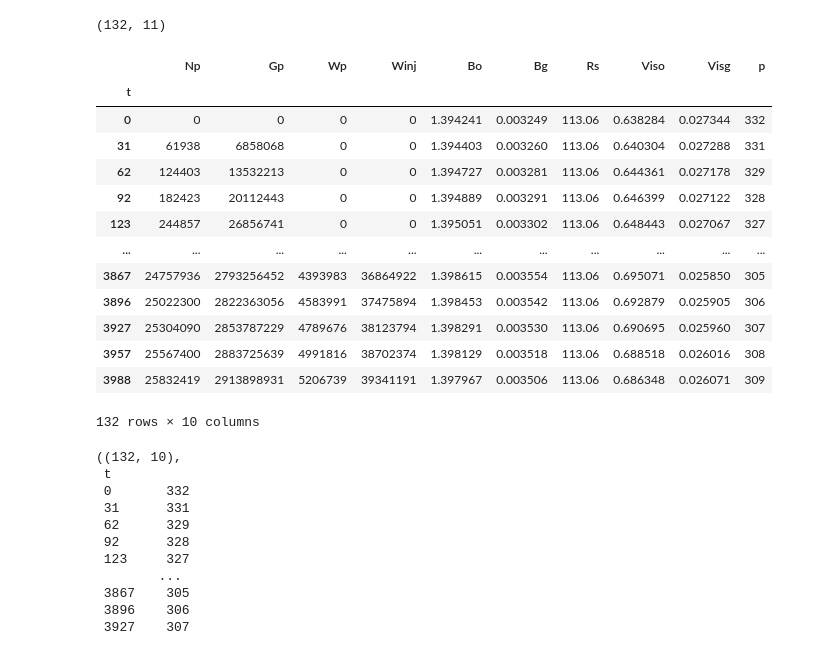
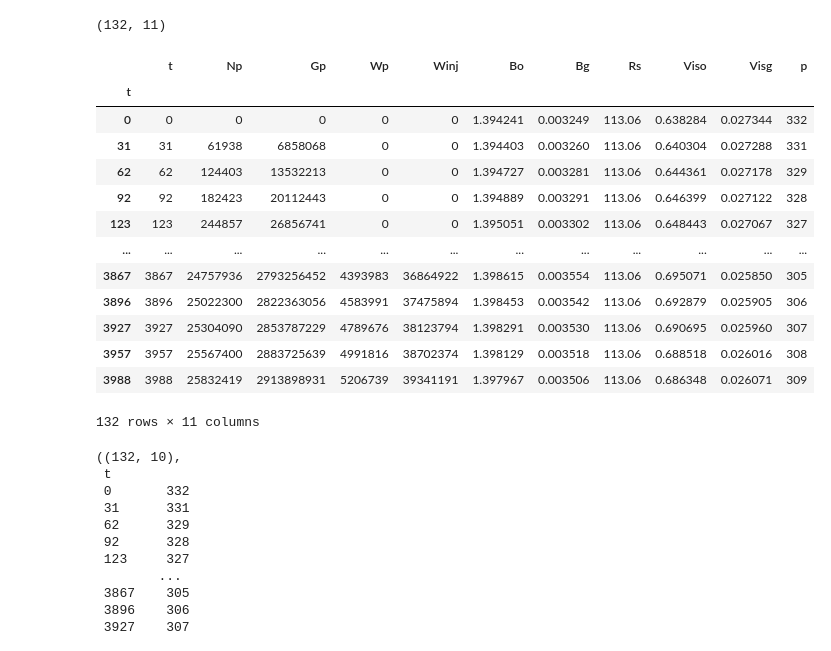
Before and after one commit to marcelogarret/projeto_mestrado, a Jupyter notebook: LSTM_garret_JAX_PINN.ipynb, the cells around one changed output. Drawn from its saved outputs; the diff is of its cells as text; code cells hidden in the pictures.

```diff
--- a/LSTM_garret_JAX_PINN.ipynb
+++ b/LSTM_garret_JAX_PINN.ipynb
@@ -52,23 +52,20 @@ df.shape
 (132, 11)
 # %%
 df.index = df['t']
-t0 = df['t'].values[0]
-t = df['t'].values[1:]
-
-df.drop('t', axis=1, inplace=True)
+# df.drop('t', axis=1, inplace=True)
 df
 # %% [output]
-|  | Np | Gp | Wp | Winj | Bo | Bg | Rs | Viso | Visg | p |
-| t |  |  |  |  |  |  |  |  |  |  |
-| 0 | 0 | 0 | 0 | 0 | 1.394241 | 0.003249 | 113.06 | 0.638284 | 0.027344 | 332 |
-| 31 | 61938 | 6858068 | 0 | 0 | 1.394403 | 0.003260 | 113.06 | 0.640304 | 0.027288 | 331 |
-| 62 | 124403 | 13532213 | 0 | 0 | 1.394727 | 0.003281 | 113.06 | 0.644361 | 0.027178 | 329 |
-| 92 | 182423 | 20112443 | 0 | 0 | 1.394889 | 0.003291 | 113.06 | 0.646399 | 0.027122 | 328 |
-| 123 | 244857 | 26856741 | 0 | 0 | 1.395051 | 0.003302 | 113.06 | 0.648443 | 0.027067 | 327 |
-| ... | ... | ... | ... | ... | ... | ... | ... | ... | ... | ... |
-| 3867 | 24757936 | 2793256452 | 4393983 | 36864922 | 1.398615 | 0.003554 | 113.06 | 0.695071 | 0.025850 | 305 |
-| 3896 | 25022300 | 2822363056 | 4583991 | 37475894 | 1.398453 | 0.003542 | 113.06 | 0.692879 | 0.025905 | 306 |
-| 3927 | 25304090 | 2853787229 | 4789676 | 38123794 | 1.398291 | 0.003530 | 113.06 | 0.690695 | 0.025960 | 307 |
-| 3957 | 25567400 | 2883725639 | 4991816 | 38702374 | 1.398129 | 0.003518 | 113.06 | 0.688518 | 0.026016 | 308 |
-| 3988 | 25832419 | 2913898931 | 5206739 | 39341191 | 1.397967 | 0.003506 | 113.06 | 0.686348 | 0.026071 | 309 |
+|  | t | Np | Gp | Wp | Winj | Bo | Bg | Rs | Viso | Visg | p |
+| t |  |  |  |  |  |  |  |  |  |  |  |
+| 0 | 0 | 0 | 0 | 0 | 0 | 1.394241 | 0.003249 | 113.06 | 0.638284 | 0.027344 | 332 |
+| 31 | 31 | 61938 | 6858068 | 0 | 0 | 1.394403 | 0.003260 | 113.06 | 0.640304 | 0.027288 | 331 |
+| 62 | 62 | 124403 | 13532213 | 0 | 0 | 1.394727 | 0.003281 | 113.06 | 0.644361 | 0.027178 | 329 |
+| 92 | 92 | 182423 | 20112443 | 0 | 0 | 1.394889 | 0.003291 | 113.06 | 0.646399 | 0.027122 | 328 |
+| 123 | 123 | 244857 | 26856741 | 0 | 0 | 1.395051 | 0.003302 | 113.06 | 0.648443 | 0.027067 | 327 |
+| ... | ... | ... | ... | ... | ... | ... | ... | ... | ... | ... | ... |
+| 3867 | 3867 | 24757936 | 2793256452 | 4393983 | 36864922 | 1.398615 | 0.003554 | 113.06 | 0.695071 | 0.025850 | 305 |
+| 3896 | 3896 | 25022300 | 2822363056 | 4583991 | 37475894 | 1.398453 | 0.003542 | 113.06 | 0.692879 | 0.025905 | 306 |
+| 3927 | 3927 | 25304090 | 2853787229 | 4789676 | 38123794 | 1.398291 | 0.003530 | 113.06 | 0.690695 | 0.025960 | 307 |
+| 3957 | 3957 | 25567400 | 2883725639 | 4991816 | 38702374 | 1.398129 | 0.003518 | 113.06 | 0.688518 | 0.026016 | 308 |
+| 3988 | 3988 | 25832419 | 2913898931 | 5206739 | 39341191 | 1.397967 | 0.003506 | 113.06 | 0.686348 | 0.026071 | 309 |
-132 rows × 10 columns
+132 rows × 11 columns
```
Also changed, not shown: parts of 11 cells of this notebook.
